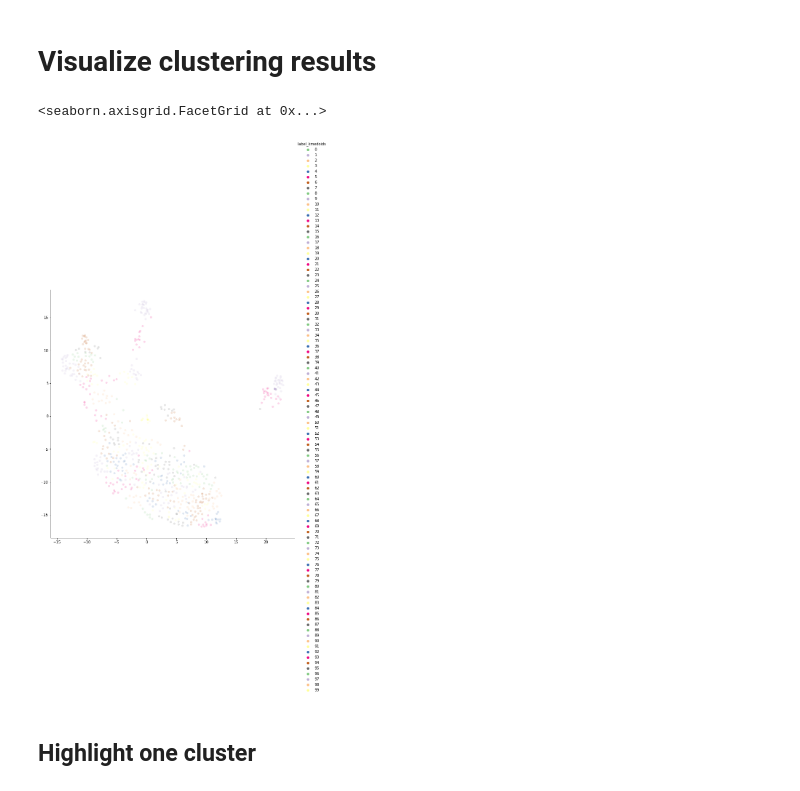
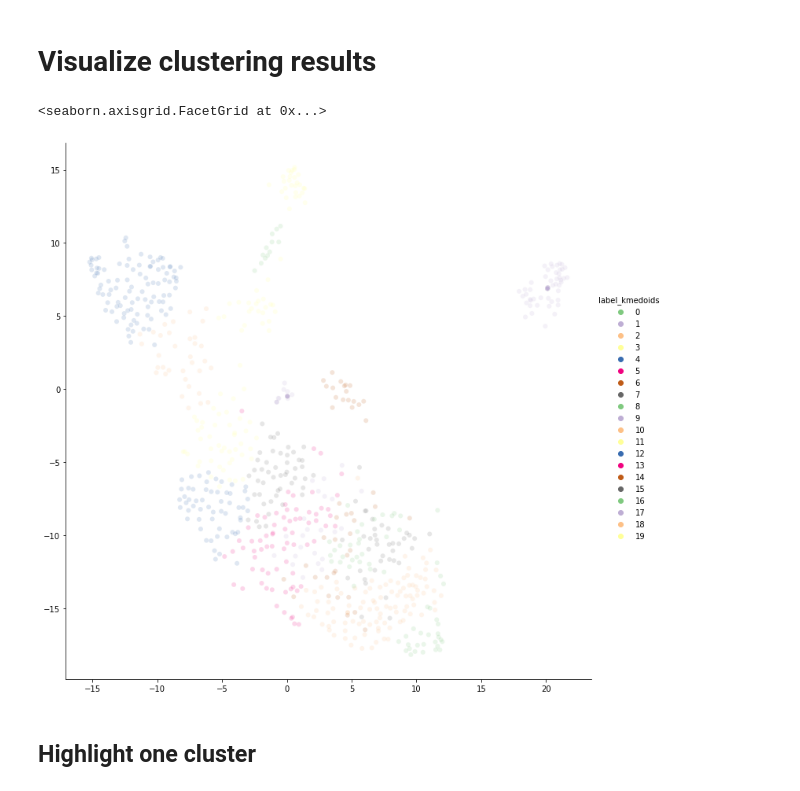
Before and after one commit to FUB-HCC/seminar_critical-social-media-analysis, a Jupyter notebook: Pipeline/Assignment_5/ali_bektas_assignment_session5/Assignment-5_Clustering.ipynb, the cells around one changed output. Drawn from its saved outputs; the diff is of its cells as text; code cells hidden in the pictures.

```diff
--- a/Pipeline/Assignment_5/ali_bektas_assignment_session5/Assignment-5_Clustering.ipynb
+++ b/Pipeline/Assignment_5/ali_bektas_assignment_session5/Assignment-5_Clustering.ipynb
@@ -157,7 +157,7 @@ n_clusters: 502 silhouette_avg: 0.23135138
 # %% [markdown]
 # Clustering with KMedoids
 # %%
-number_of_clusters =  100
+number_of_clusters =  20
 init_param = 'k-medoids++' #@param ['random', 'heuristic', 'k-medoids++']
 clustering_model = KMedoids(n_clusters=number_of_clusters,
                             metric='cosine',
@@ -220,14 +220,15 @@ embeddings_umap_2d = reducer_visualization.fit_transform(embeddings)
 # %%
 #@markdown Set the color palette used for visualizing different clusters
 palette_param = "Accent" #@param ['Accent','cubehelix', "tab10", 'Paired', "Spectral"]
 #@markdown Set opacity of data points (1 = opaque, 0 = invisible)
 alpha_param = 0.16 #@param {type:"slider", min:0, max:1, step:0.01}
 
 
-sns.relplot(x = embeddings_umap_2d[:, 0], y = embeddings_umap_2d[:, 1],  hue = data['label_kmedoids'], palette = palette_param,alpha = alpha_param,height = 10)
+sns.relplot(x = embeddings_umap_2d[:, 0], y = embeddings_umap_2d[:, 1],
+            hue = data['label_kmedoids'], palette = palette_param,alpha = alpha_param,height = 10)
 # %% [output]
 <seaborn.axisgrid.FacetGrid at 0x...>
-[figure, old version]
+[figure, new version]
 # %% [markdown]
 ## Highlight one cluster
 # %%
```
Also changed, not shown: parts of 9 cells of this notebook, 1 other file.
